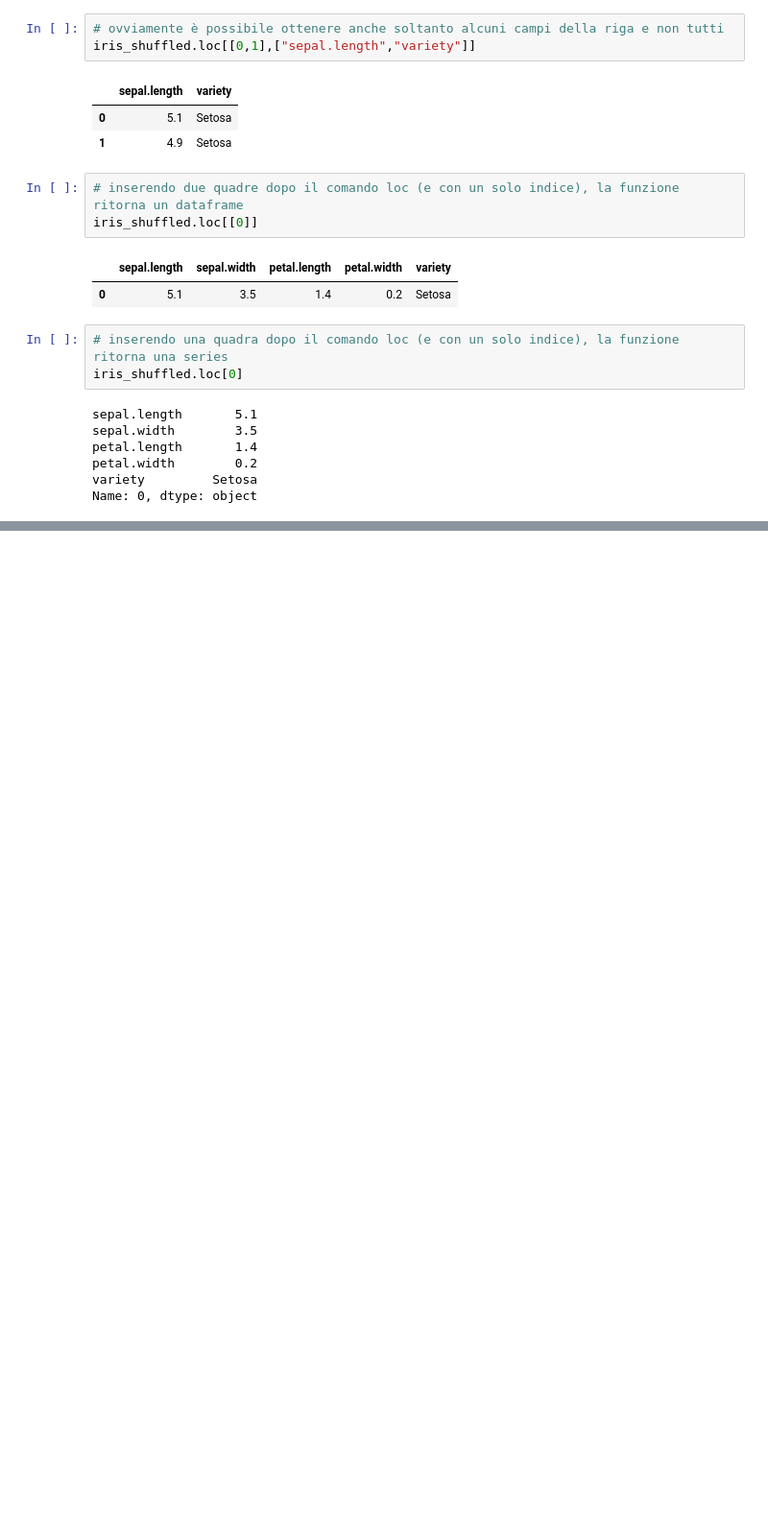
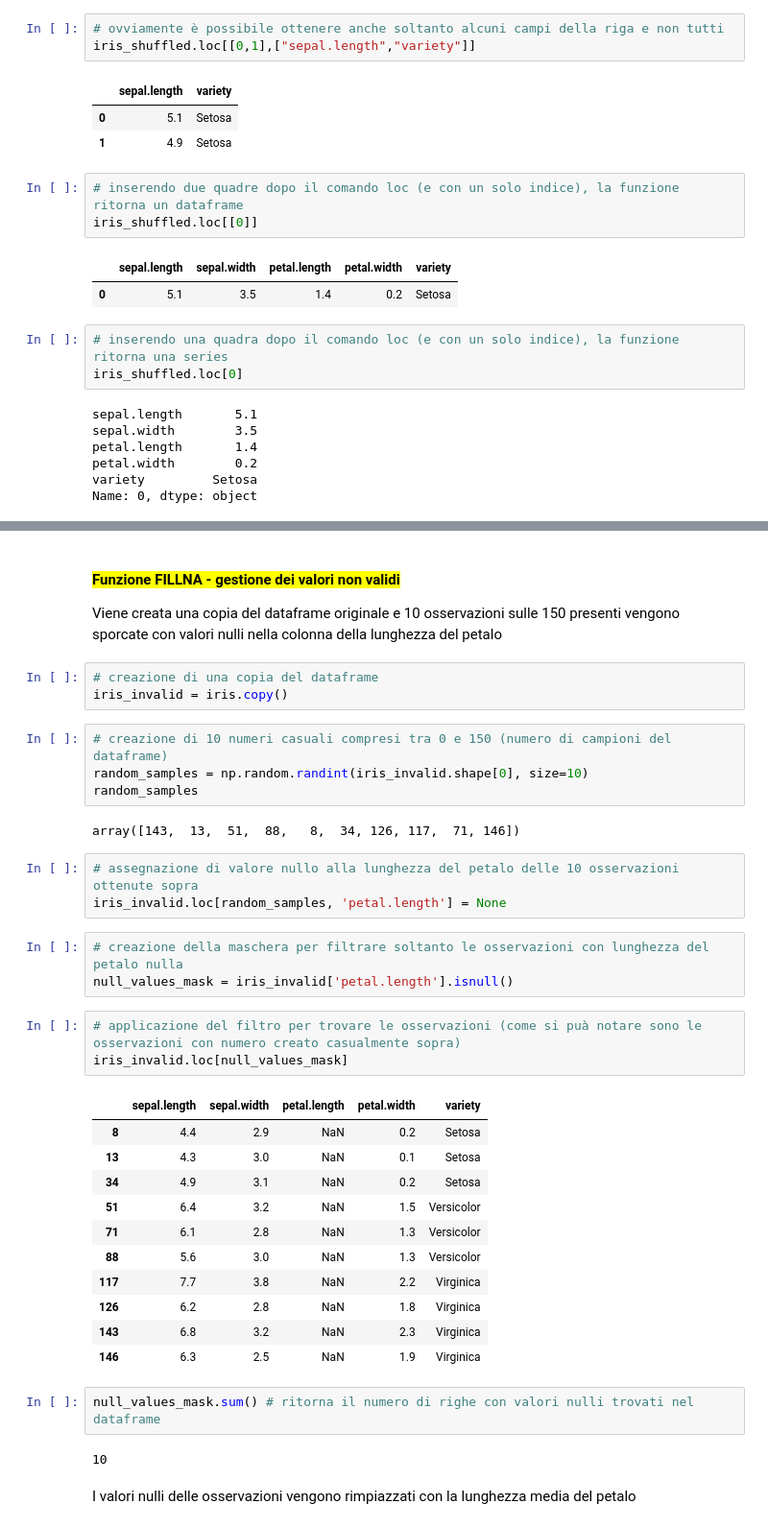
Before and after one commit to Kaisertoni/JupyterNotebook, a Jupyter notebook: Pandas.ipynb, the cells around one changed output, grey strips where cells are left out. Shown at 96% size. Saved outputs shown, nothing was run; the diff lists cells and outputs as text; blank space fills up the shorter version.

```diff
--- a/Pandas.ipynb
+++ b/Pandas.ipynb
@@ -249,0 +455,39 @@ Name: 2, dtype: object
+# %% [markdown]
+#### <span style='background:yellow'>Funzione FILLNA - gestione dei valori non validi
+Viene creata una copia del dataframe originale e 10 osservazioni sulle 150 presenti vengono sporcate con valori nulli nella colonna della lunghezza del petalo
+# %%
+# creazione di una copia del dataframe
+iris_invalid = iris.copy()
+# %%
+# creazione di 10 numeri casuali compresi tra 0 e 150 (numero di campioni del dataframe)
+random_samples = np.random.randint(iris_invalid.shape[0], size=10)
+random_samples
+# %% [output]
+array([143,  13,  51,  88,   8,  34, 126, 117,  71, 146])
+# %%
+# assegnazione di valore nullo alla lunghezza del petalo delle 10 osservazioni ottenute sopra
+iris_invalid.loc[random_samples, 'petal.length'] = None
+# %%
+# creazione della maschera per filtrare soltanto le osservazioni con lunghezza del petalo nulla
+null_values_mask = iris_invalid['petal.length'].isnull()
+# %%
+# applicazione del filtro per trovare le osservazioni (come si puà notare sono le osservazioni con numero creato casualmente sopra)
+iris_invalid.loc[null_values_mask]
+# %% [output]
+|  | sepal.length | sepal.width | petal.length | petal.width | variety |
+| 8 | 4.4 | 2.9 | NaN | 0.2 | Setosa |
+| 13 | 4.3 | 3.0 | NaN | 0.1 | Setosa |
+| 34 | 4.9 | 3.1 | NaN | 0.2 | Setosa |
+| 51 | 6.4 | 3.2 | NaN | 1.5 | Versicolor |
+| 71 | 6.1 | 2.8 | NaN | 1.3 | Versicolor |
+| 88 | 5.6 | 3.0 | NaN | 1.3 | Versicolor |
+| 117 | 7.7 | 3.8 | NaN | 2.2 | Virginica |
+| 126 | 6.2 | 2.8 | NaN | 1.8 | Virginica |
+| 143 | 6.8 | 3.2 | NaN | 2.3 | Virginica |
+| 146 | 6.3 | 2.5 | NaN | 1.9 | Virginica |
+# %%
+null_values_mask.sum() # ritorna il numero di righe con valori nulli trovati nel dataframe
+# %% [output]
+10
+# %% [markdown]
+I valori nulli delle osservazioni vengono rimpiazzati con la lunghezza media del petalo
```
Also changed, not shown: parts of 56 cells of this notebook.
